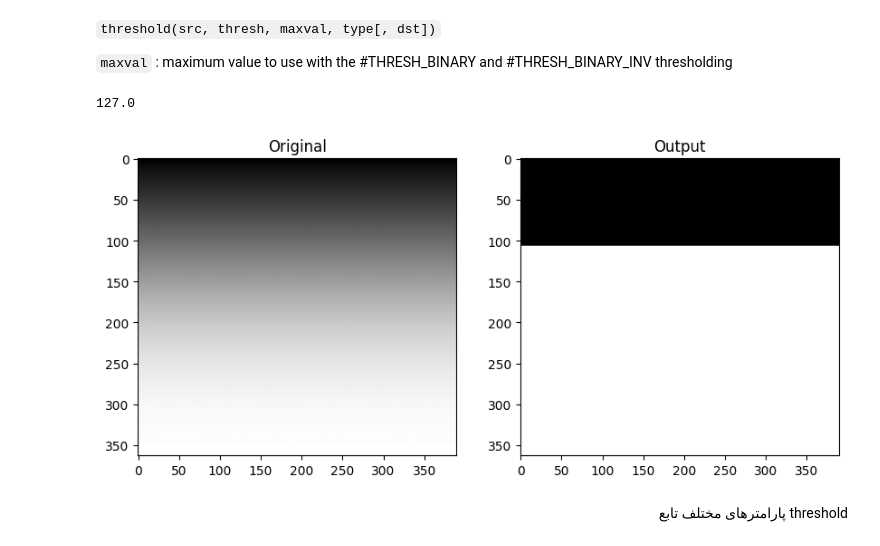
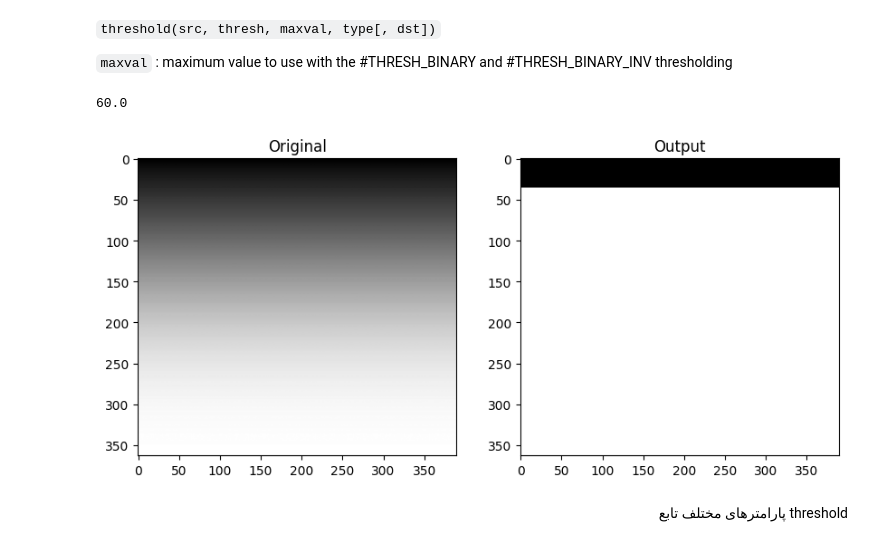
Before and after one commit to mahdieslaminet/Machine_Vision_Colab_Based, a Jupyter notebook: 19-Thresholding-and-binarization.ipynb, the cells around one changed output. Drawn from its saved outputs; the diff is of its cells as text; code cells hidden in the pictures.

```diff
--- a/19-Thresholding-and-binarization.ipynb
+++ b/19-Thresholding-and-binarization.ipynb
@@ -71,22 +71,22 @@ plt.subplot(122);plt.imshow(new_image, cmap='gray');plt.title("Output");
 # %%
 import cv2
 import numpy as np
 import matplotlib.pyplot as plt
 
 image_path = '/content/drive/My Drive/images/gradient.jpg'
 
 # Load our image as greyscale
 image = cv2.imread(image_path,0)
 
 # Values below 127 goes to 0 (black, everything above goes to 255 (white)
-ret,new_image = cv2.threshold(image, 127, 255, cv2.THRESH_BINARY)
+ret,new_image = cv2.threshold(image, 60, 255, cv2.THRESH_BINARY)
 print(ret)
 plt.figure(figsize=[10,5])
 plt.subplot(121);plt.imshow(image, cmap='gray');plt.title("Original");
 plt.subplot(122);plt.imshow(new_image, cmap='gray');plt.title("Output");
 # %% [output]
-127.0
+60.0
-[figure, old version]
+[figure, new version]
 # %% [markdown]
 <div style="direction:rtl;text-align:right;font-family:Tahoma">
 پارامترهای مختلف تابع threshold</div>
```
Also changed, not shown: parts of 5 cells of this notebook.
